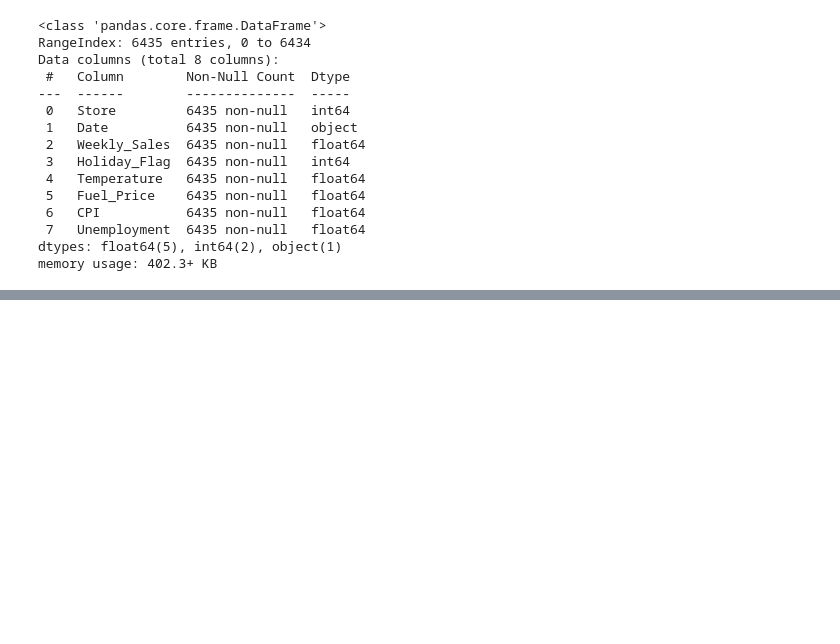
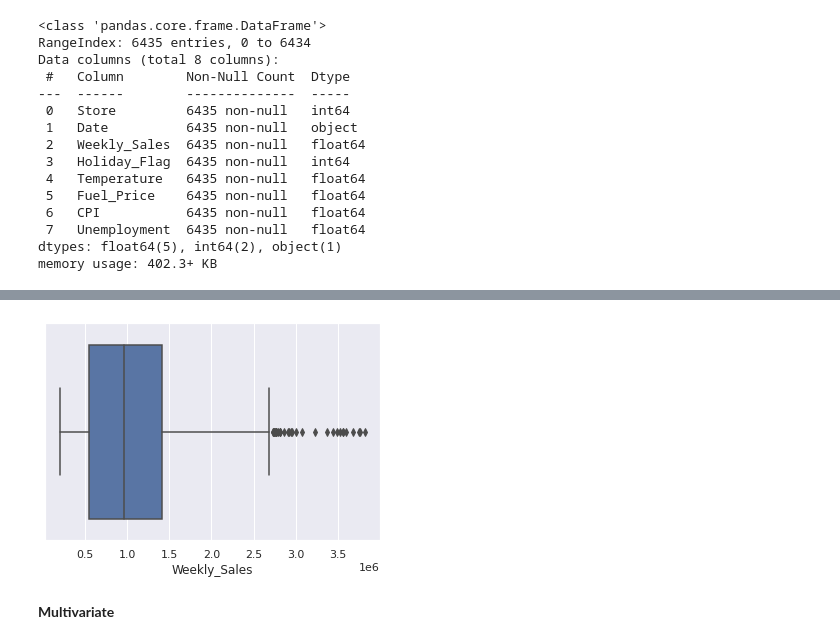
Before and after one commit to BuhariS/walmart_sales_prediction, a Jupyter notebook: walmart_sales_prediction.ipynb, the cells around one changed output, grey strips where cells are left out. Cells and saved outputs as stored; diff of their text form; code cells hidden in the pictures; blank space fills up the shorter version.

```diff
--- a/walmart_sales_prediction.ipynb
+++ b/walmart_sales_prediction.ipynb
@@ -203,0 +230,5 @@ call(['python', '-m', 'nbconvert', 'Investigate_a_Dataset.ipynb'])
+# %%
+# box plot
+sns.boxplot(x='Weekly_Sales', data=sales);
+# %% [output]
+[figure, added]
@@ -203,0 +238,2 @@ call(['python', '-m', 'nbconvert', 'Investigate_a_Dataset.ipynb'])
+# %% [markdown]
+**Multivariate**
```
Also changed, not shown: parts of 110 cells of this notebook.
